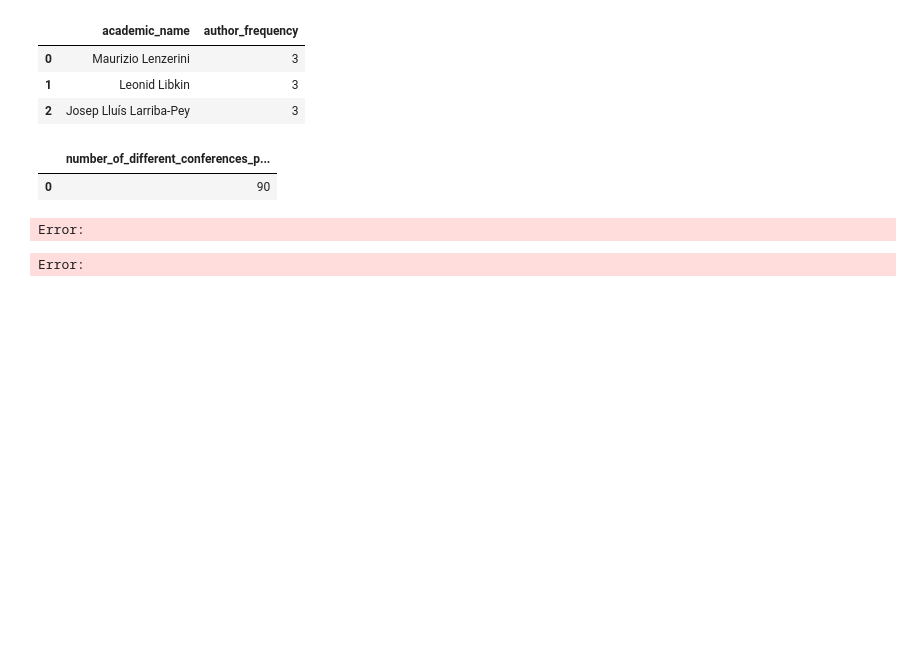
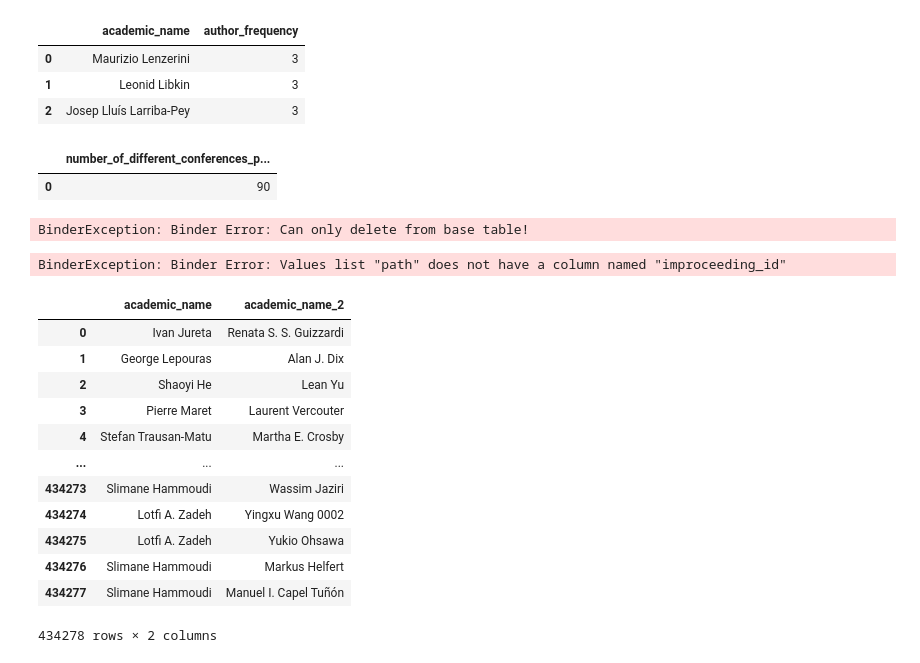
Before and after one commit to OGnTn/daos_project, a Jupyter notebook: duck_queries.ipynb, the cells around one changed output. Drawn from its saved outputs; the diff is of its cells as text; code cells hidden in the pictures; blank space fills up the shorter version.

```diff
--- a/duck_queries.ipynb
+++ b/duck_queries.ipynb
@@ -298,6 +292,8 @@ duckdb.query(queryM6).to_df()
 |  | number_of_different_conferences_p... |
 | 0 | 90 |
 # %%
+queryH1_help1 = "CREATE INDEX index_name ON author_article (academic_id, article_id);"
+
 queryH1_1 = """
         SELECT academic_id, author_inproceeding.improceeding_id, improceeding.improceeding_title
         FROM booktitle
@@ -306,26 +302,67 @@ queryH1_1 = """
         JOIN author_inproceeding ON author_inproceeding.improceeding_id=improceeding.improceeding_id
         WHERE booktitle_name LIKE '%ICDT%' AND year='2020'"""
 
-#This query should work, but looks to heavy
 queryH1_2 = """
-                SELECT a1.academic_name, a2.academic_name, COUNT(*) as num_improceedings
-                FROM academic a1
-                JOIN author_inproceedings ai1 ON a1.academic_id = ai1.academic_id
-                JOIN improceeding i ON ai1.improceeding_id = i.improceeding_id
-                JOIN booktitle_improceeding bi ON i.improceeding_id = bi.improceeding_id
-                JOIN booktitle b ON bi.booktitle_id = b.booktitle_id
-                JOIN author_inproceedings ai2 ON ai1.improceeding_id = ai2.improceeding_id
-                JOIN academic a2 ON ai2.academic_id = a2.academic_id
-                WHERE a1.academic_id < a2.academic_id AND b.booktitle_name = 'ICDT' AND i.year = 2020
-                GROUP BY a1.academic_name, a2.academic_name
-                ORDER BY num_improceedings DESC
+                SELECT a2.academic_name, COUNT(*) as coauthor_count
+                FROM author_article aa1
+                JOIN author_article aa2 ON aa1.article_id = aa2.article_id
+                JOIN academic a1 ON aa1.academic_id = a1.academic_id
+                JOIN academic a2 ON aa2.academic_id = a2.academic_id
+                WHERE a1.academic_id = '168668' AND a2.academic_id != '168668'
+                GROUP BY a2.academic_name
+                ORDER BY coauthor_count DESC
+                LIMIT 1
                 """
 
-duckdb.query(queryH1_2).to_df()
+queryH1_3 = """
+                SELECT ANY_VALUE(a1.academic_id), ANY_VALUE(a1.academic_name), ANY_VALUE(a2.academic_name) as coauthor, COUNT(*) as coauthor_count
+                FROM author_article aa1
+                JOIN author_article aa2 ON aa1.article_id = aa2.article_id
+                JOIN academic a1 ON aa1.academic_id = a1.academic_id
+                JOIN academic a2 ON aa2.academic_id = a2.academic_id
+                WHERE a2.academic_id != a1.academic_id
+                GROUP BY a1.academic_id, a2.academic_name
+                ORDER BY a1.academic_id, coauthor_count DESC
+                LIMIT 5
+            """
+
+duckdb.query(queryH1_help1)
+duckdb.query(queryH1_3).to_df()
 # %% [output]
-Error:
+BinderException: Binder Error: Can only delete from base table!
-Error:
 # %%
-queryH2 = ""
+queryH2 = """
+            """
+
 duckdb.query(queryH2).to_df()
+# %% [output]
+BinderException: Binder Error: Values list "path" does not have a column named "improceeding_id"
+# %%
+# The query returns the names of all pairs of academics who have edited the same proceedings,
+# but excludes pairs where the academics are the same.
+
+queryB1 = """
+        SELECT a1.academic_name, a2.academic_name
+        FROM academic a1
+        JOIN editor_proceeding ep1 ON a1.academic_id = ep1.academic_id
+        JOIN proceeding p ON ep1.proceeding_id = p.proceeding_id
+        JOIN editor_proceeding ep2 ON p.proceeding_id = ep2.proceeding_id
+        JOIN academic a2 ON ep2.academic_id = a2.academic_id
+        WHERE a1.academic_id <> a2.academic_id
+        """
+duckdb.query(queryB1).to_df()
+# %% [output]
+|  | academic_name | academic_name_2 |
+| 0 | Ivan Jureta | Renata S. S. Guizzardi |
+| 1 | George Lepouras | Alan J. Dix |
+| 2 | Shaoyi He | Lean Yu |
+| 3 | Pierre Maret | Laurent Vercouter |
+| 4 | Stefan Trausan-Matu | Martha E. Crosby |
+| ... | ... | ... |
+| 434273 | Slimane Hammoudi | Wassim Jaziri |
+| 434274 | Lotfi A. Zadeh | Yingxu Wang 0002 |
+| 434275 | Lotfi A. Zadeh | Yukio Ohsawa |
+| 434276 | Slimane Hammoudi | Markus Helfert |
+| 434277 | Slimane Hammoudi | Manuel I. Capel Tuñón |
+434278 rows × 2 columns
 # %%
```
Also changed, not shown: parts of 4 cells of this notebook.
